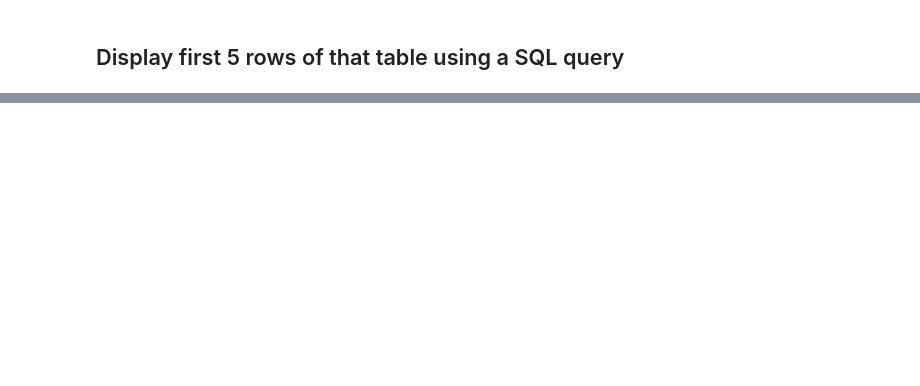
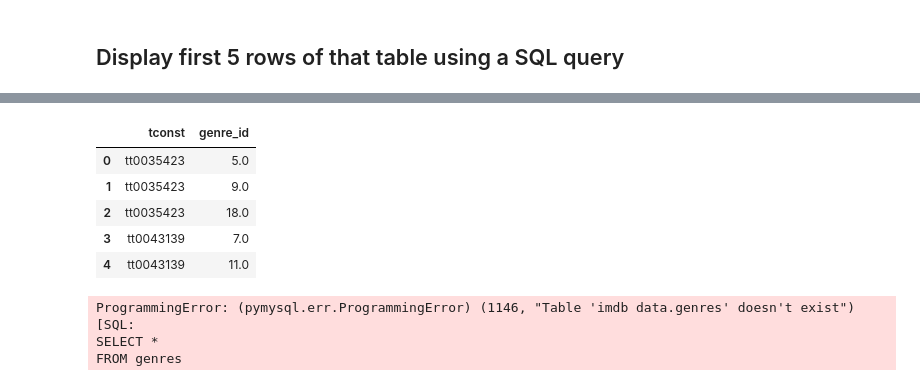
Before and after one commit to hawkeyedatatsai/IMDB-Data, a Jupyter notebook: IMDB Data Part-3.ipynb, the cells around one changed output, grey strips where cells are left out. Cells and saved outputs as stored; diff of their text form; code cells hidden in the pictures; blank space fills up the shorter version.

```diff
--- a/IMDB Data Part-3.ipynb
+++ b/IMDB Data Part-3.ipynb
@@ -298,0 +360,28 @@ KeyError: 'genre_name'
+# %%
+q = """
+SELECT *
+FROM title_genres
+LIMIT 5;
+"""
+
+pd.read_sql(q, engine)
+# %% [output]
+|  | tconst | genre_id |
+| 0 | tt0035423 | 5.0 |
+| 1 | tt0035423 | 9.0 |
+| 2 | tt0035423 | 18.0 |
+| 3 | tt0043139 | 7.0 |
+| 4 | tt0043139 | 11.0 |
+# %%
+q = """
+SELECT *
+FROM genres
+LIMIT 5;
+"""
+
+pd.read_sql(q, engine)
+# %% [output]
+ProgrammingError: (pymysql.err.ProgrammingError) (1146, "Table 'imdb data.genres' doesn't exist")
+[SQL:
+SELECT *
+FROM genres
```
Also changed, not shown: parts of 11 cells of this notebook.
